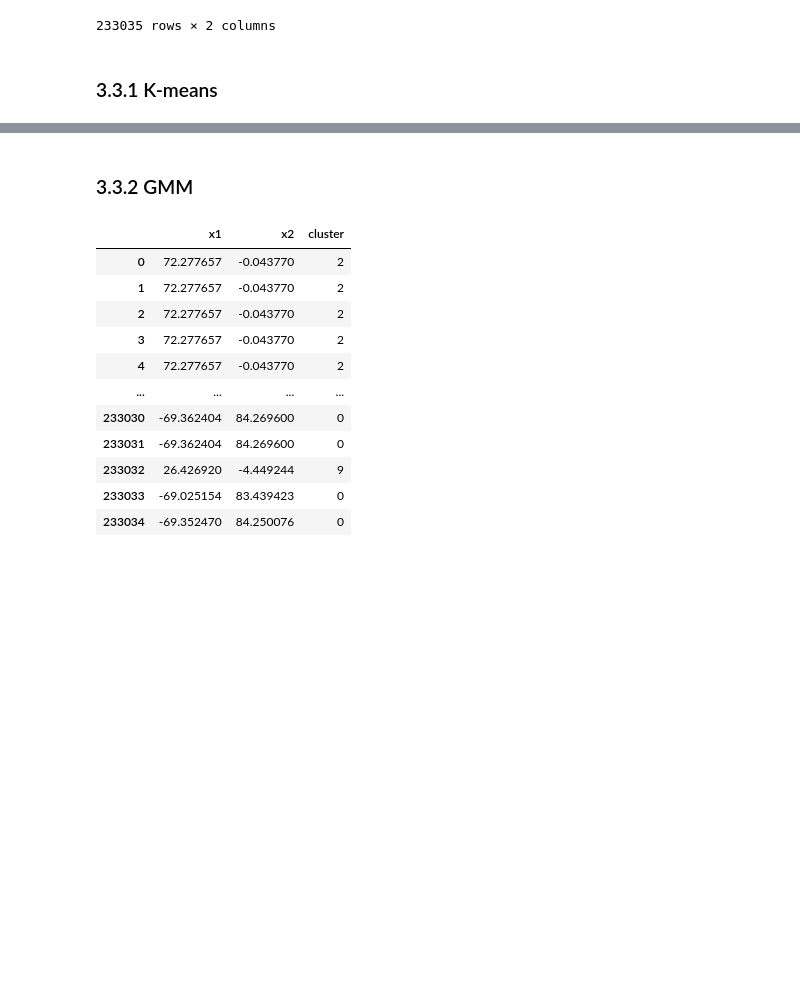
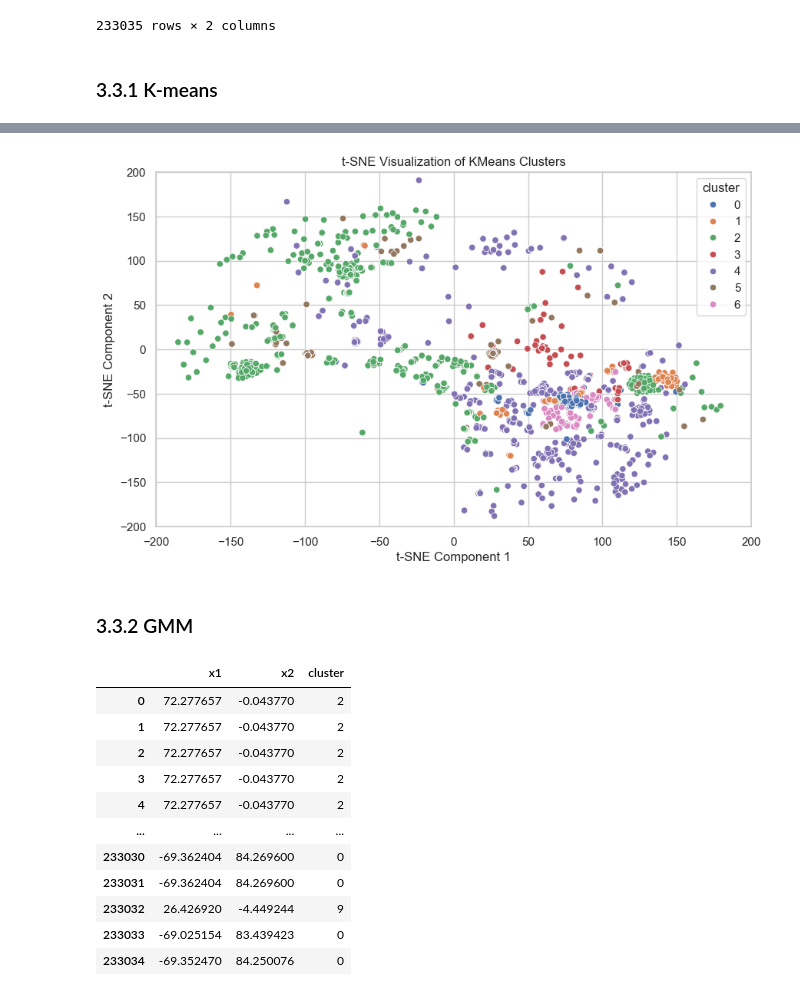
Before and after one commit to massimomecarelli/ML4N_project, a Jupyter notebook: Unsupervised_clustering.ipynb, the cells around one changed output, grey strips where cells are left out. Saved outputs shown, nothing was run; the diff lists cells and outputs as text; code cells hidden in the pictures; blank space fills up the shorter version.

```diff
--- a/Unsupervised_clustering.ipynb
+++ b/Unsupervised_clustering.ipynb
@@ -220,10 +240,14 @@ df_tsne_kmeans.columns = ["x1", "x2", "cluster"]
 # %%
 plt.figure(figsize=(10, 6))
 sns.scatterplot(data=df_tsne_kmeans, x='x1', y='x2', hue='cluster', legend="full", palette='deep')
 plt.title('t-SNE Visualization of KMeans Clusters')
 plt.xlabel('t-SNE Component 1')
 plt.ylabel('t-SNE Component 2')
+plt.xlim(-200, 200)
+plt.ylim(-200, 200)
 plt.show()
+# %% [output]
+[figure, added]
 # %% [markdown]
 ### 3.3.2 GMM
 # %%
```
Also changed, not shown: parts of 15 cells of this notebook.
